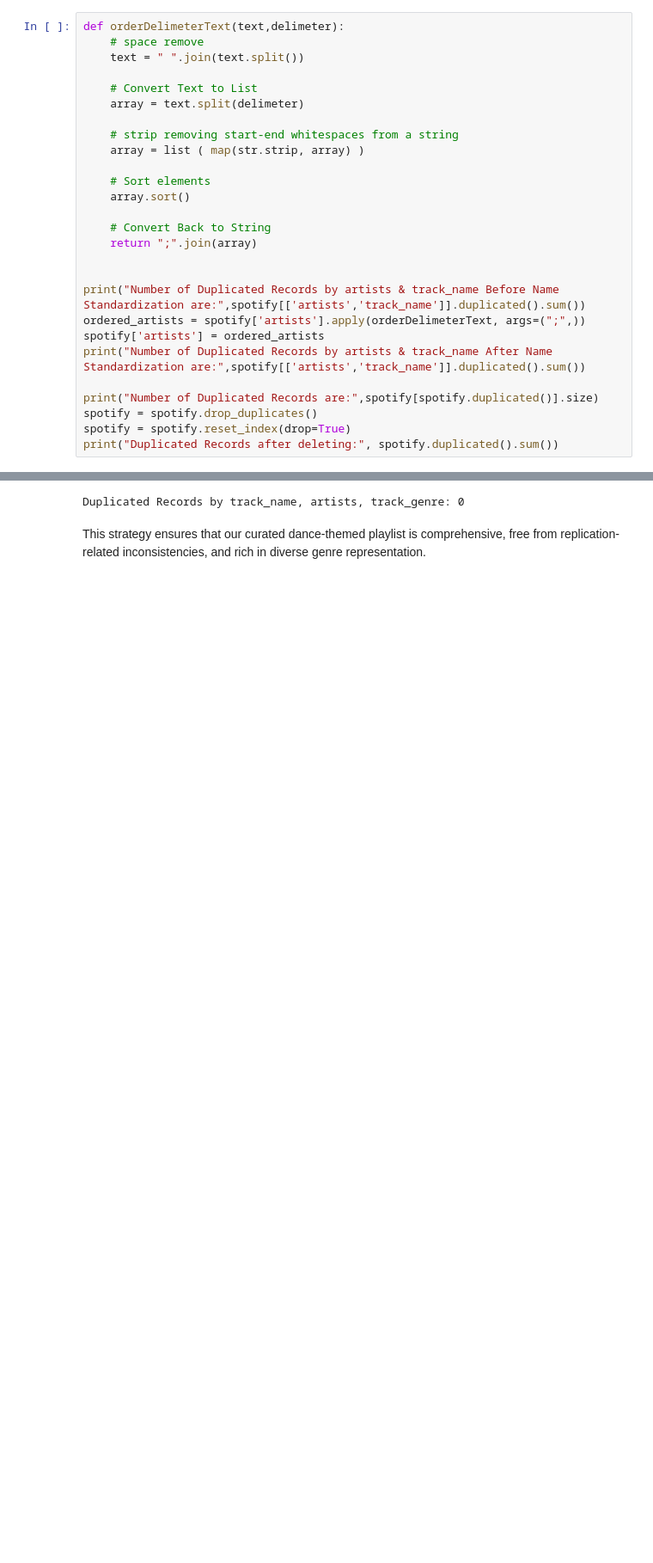
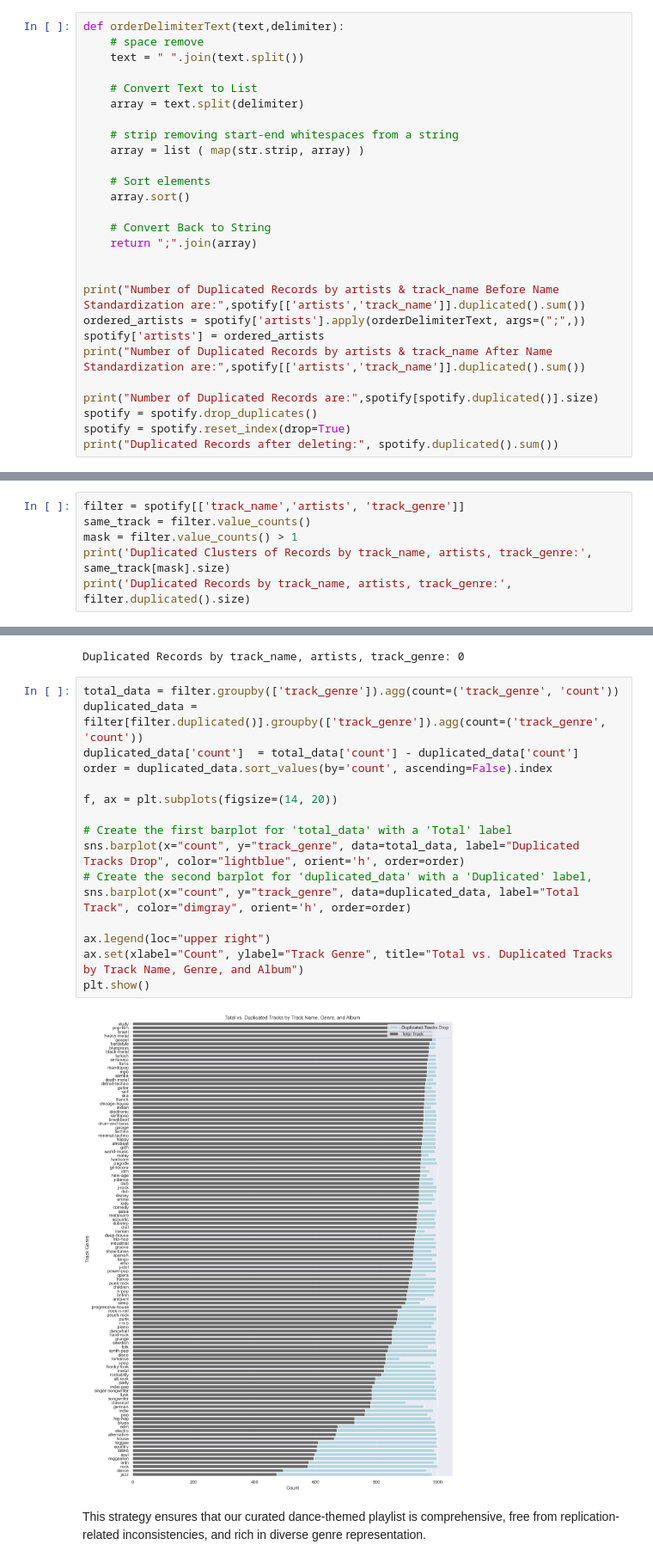
Before and after one commit to umar-anzar/datacamp-spotify-competition, a Jupyter notebook: summer_dancefloor_extended_version.ipynb, the cells around one changed output, grey strips where cells are left out. Shown at 86% size. Saved outputs shown, nothing was run; the diff lists cells and outputs as text; blank space fills up the shorter version.

```diff
--- a/summer_dancefloor_extended_version.ipynb
+++ b/summer_dancefloor_extended_version.ipynb
@@ -231,12 +230,12 @@ By standardizing the artist names, the program can recognize these as duplicate
 
 This enables us to confidently remove duplicates from the dataset, ensuring data integrity and accurate analysis.
 # %%
-def orderDelimeterText(text,delimeter):
+def orderDelimiterText(text,delimiter):
     # space remove
     text = " ".join(text.split())
 
     # Convert Text to List
-    array = text.split(delimeter)
+    array = text.split(delimiter)
 
     # strip removing start-end whitespaces from a string
     array = list ( map(str.strip, array) )
@@ -249,7 +248,7 @@ def orderDelimeterText(text,delimeter):
 
 
 print("Number of Duplicated Records by artists & track_name Before Name Standardization are:",spotify[['artists','track_name']].duplicated().sum())
-ordered_artists = spotify['artists'].apply(orderDelimeterText, args=(";",))
+ordered_artists = spotify['artists'].apply(orderDelimiterText, args=(";",))
 spotify['artists'] = ordered_artists
 print("Number of Duplicated Records by artists & track_name After Name Standardization are:",spotify[['artists','track_name']].duplicated().sum())
 
@@ -285,0 +279,6 @@ Duplicated Records by track_name, artists, track_genre: 6766
+# %%
+filter = spotify[['track_name','artists', 'track_genre']]
+same_track = filter.value_counts()
+mask = filter.value_counts() > 1
+print('Duplicated Clusters of Records by track_name, artists, track_genre:', same_track[mask].size)
+print('Duplicated Records by track_name, artists, track_genre:', filter.duplicated().size)
@@ -380,6 +382,24 @@ mask = spotify[['track_name','artists', 'track_genre']].value_counts() > 1
 print('Duplicated Records by track_name, artists, track_genre:', same_track[mask].size)
 # %% [output]
 Duplicated Records by track_name, artists, track_genre: 0
+# %%
+total_data = filter.groupby(['track_genre']).agg(count=('track_genre', 'count'))
+duplicated_data = filter[filter.duplicated()].groupby(['track_genre']).agg(count=('track_genre', 'count'))
+duplicated_data['count']  = total_data['count'] - duplicated_data['count']
+order = duplicated_data.sort_values(by='count', ascending=False).index
+
+f, ax = plt.subplots(figsize=(14, 20))
+
+# Create the first barplot for 'total_data' with a 'Total' label
+sns.barplot(x="count", y="track_genre", data=total_data, label="Duplicated Tracks Drop", color="lightblue", orient='h', order=order)
+# Create the second barplot for 'duplicated_data' with a 'Duplicated' label,
+sns.barplot(x="count", y="track_genre", data=duplicated_data, label="Total Track", color="dimgray", orient='h', order=order)
+
+ax.legend(loc="upper right")
+ax.set(xlabel="Count", ylabel="Track Genre", title="Total vs. Duplicated Tracks by Track Name, Genre, and Album")
+plt.show()
+# %% [output]
+[figure, added]
 # %% [markdown]
 This strategy ensures that our curated dance-themed playlist is comprehensive, free from replication-related inconsistencies, and rich in diverse genre representation.
 # %%
```
Also changed, not shown: parts of 5 cells of this notebook.
